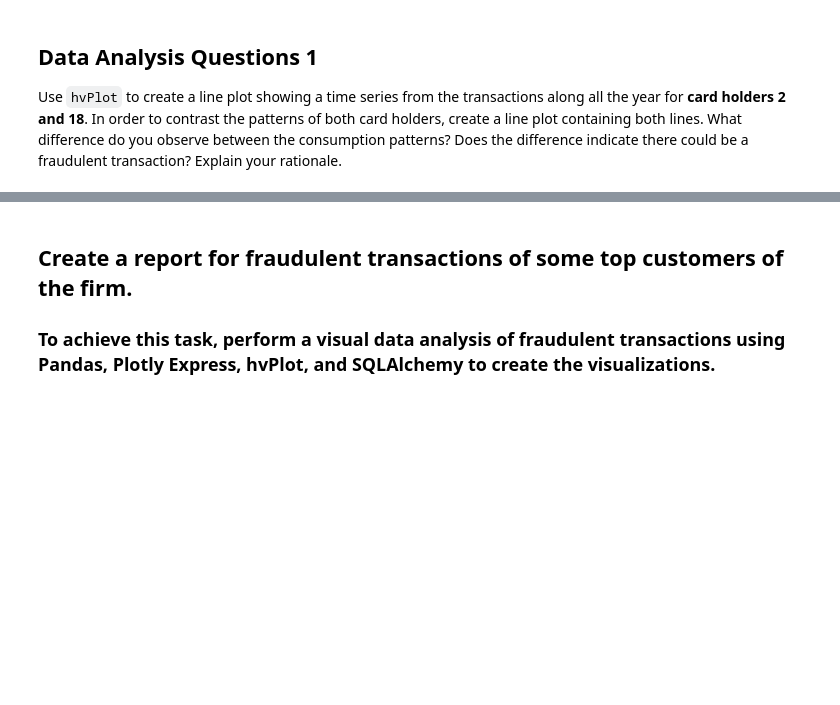
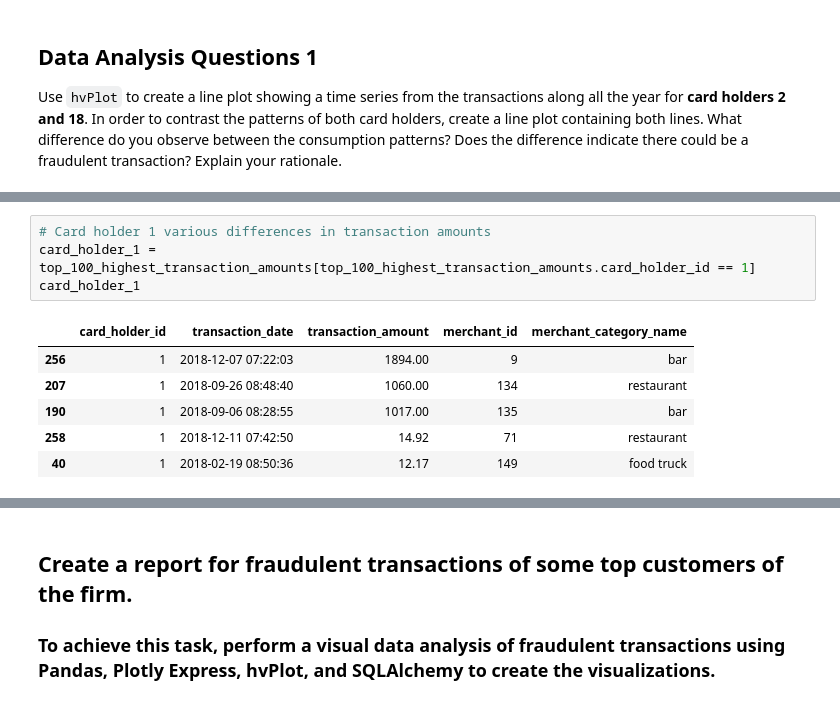
Before and after one commit to jonowens/suspicious_transactions, a Jupyter notebook: visual_data_analysis.ipynb, the cells around one changed output, grey strips where cells are left out. Drawn from its saved outputs; the diff is of its cells as text; blank space fills up the shorter version.

```diff
--- a/visual_data_analysis.ipynb
+++ b/visual_data_analysis.ipynb
@@ -91,0 +98,11 @@ highest_transaction_amounts[:100]
+# %%
+# Card holder 1 various differences in transaction amounts
+card_holder_1 = top_100_highest_transaction_amounts[top_100_highest_transaction_amounts.card_holder_id == 1]
+card_holder_1
+# %% [output]
+|  | card_holder_id | transaction_date | transaction_amount | merchant_id | merchant_category_name |
+| 256 | 1 | 2018-12-07 07:22:03 | 1894.00 | 9 | bar |
+| 207 | 1 | 2018-09-26 08:48:40 | 1060.00 | 134 | restaurant |
+| 190 | 1 | 2018-09-06 08:28:55 | 1017.00 | 135 | bar |
+| 258 | 1 | 2018-12-11 07:42:50 | 14.92 | 71 | restaurant |
+| 40 | 1 | 2018-02-19 08:50:36 | 12.17 | 149 | food truck |
```
Also changed, not shown: parts of 20 cells of this notebook.
